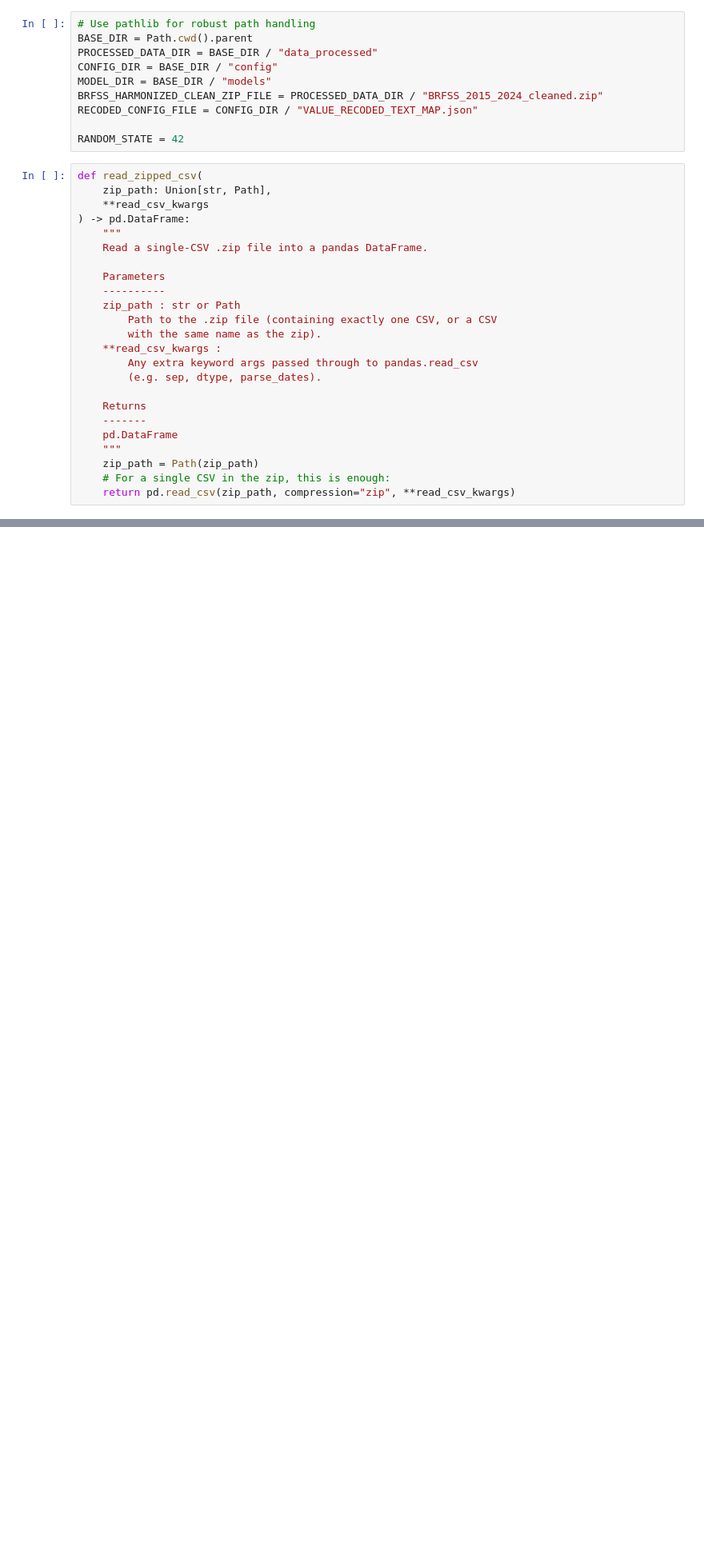
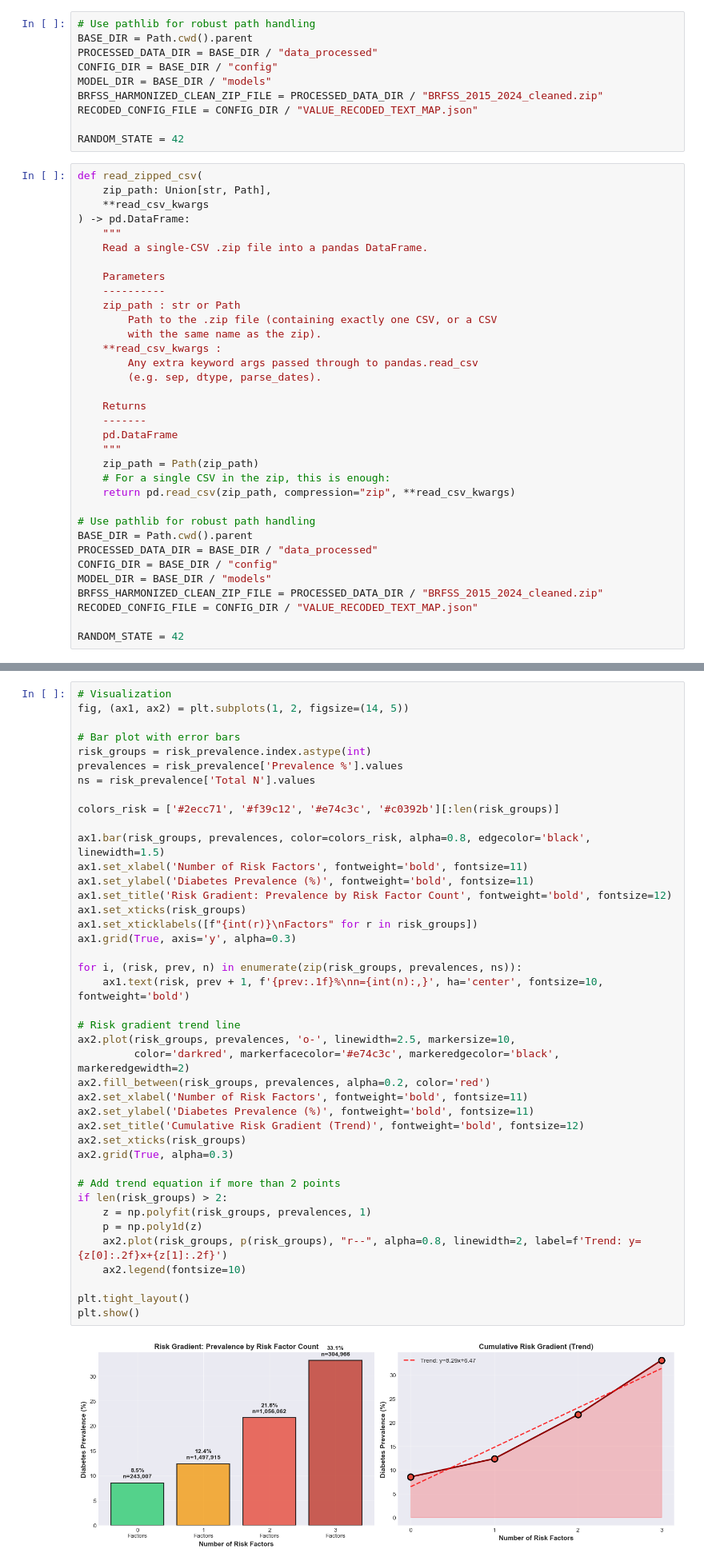
Before and after one commit to cmendonsa/brfss-diabetes-trends, a Jupyter notebook: analysis/RQ4_compounding_risk.ipynb, the cells around one changed output, grey strips where cells are left out. Shown at 80% size. Saved outputs shown, nothing was run; the diff lists cells and outputs as text; blank space fills up the shorter version.

```diff
--- a/analysis/RQ4_compounding_risk.ipynb
+++ b/analysis/RQ4_compounding_risk.ipynb
@@ -56,5 +64,15 @@ def read_zipped_csv(
     zip_path = Path(zip_path)
     # For a single CSV in the zip, this is enough:
     return pd.read_csv(zip_path, compression="zip", **read_csv_kwargs)
+
+# Use pathlib for robust path handling
+BASE_DIR = Path.cwd().parent
+PROCESSED_DATA_DIR = BASE_DIR / "data_processed"
+CONFIG_DIR = BASE_DIR / "config"
+MODEL_DIR = BASE_DIR / "models"
+BRFSS_HARMONIZED_CLEAN_ZIP_FILE = PROCESSED_DATA_DIR / "BRFSS_2015_2024_cleaned.zip"
+RECODED_CONFIG_FILE = CONFIG_DIR / "VALUE_RECODED_TEXT_MAP.json"
+
+RANDOM_STATE = 42
 # %%
 df_raw = read_zipped_csv(BRFSS_HARMONIZED_CLEAN_ZIP_FILE)
@@ -85,0 +127,43 @@ memory usage: 639.0 MB
+# %%
+# Visualization
+fig, (ax1, ax2) = plt.subplots(1, 2, figsize=(14, 5))
+
+# Bar plot with error bars
+risk_groups = risk_prevalence.index.astype(int)
+prevalences = risk_prevalence['Prevalence %'].values
+ns = risk_prevalence['Total N'].values
+
+colors_risk = ['#2ecc71', '#f39c12', '#e74c3c', '#c0392b'][:len(risk_groups)]
+
+ax1.bar(risk_groups, prevalences, color=colors_risk, alpha=0.8, edgecolor='black', linewidth=1.5)
+ax1.set_xlabel('Number of Risk Factors', fontweight='bold', fontsize=11)
+ax1.set_ylabel('Diabetes Prevalence (%)', fontweight='bold', fontsize=11)
+ax1.set_title('Risk Gradient: Prevalence by Risk Factor Count', fontweight='bold', fontsize=12)
+ax1.set_xticks(risk_groups)
+ax1.set_xticklabels([f"{int(r)}\nFactors" for r in risk_groups])
+ax1.grid(True, axis='y', alpha=0.3)
+
+for i, (risk, prev, n) in enumerate(zip(risk_groups, prevalences, ns)):
+    ax1.text(risk, prev + 1, f'{prev:.1f}%\nn={int(n):,}', ha='center', fontsize=10, fontweight='bold')
+
+# Risk gradient trend line
+ax2.plot(risk_groups, prevalences, 'o-', linewidth=2.5, markersize=10,
+         color='darkred', markerfacecolor='#e74c3c', markeredgecolor='black', markeredgewidth=2)
+ax2.fill_between(risk_groups, prevalences, alpha=0.2, color='red')
+ax2.set_xlabel('Number of Risk Factors', fontweight='bold', fontsize=11)
+ax2.set_ylabel('Diabetes Prevalence (%)', fontweight='bold', fontsize=11)
+ax2.set_title('Cumulative Risk Gradient (Trend)', fontweight='bold', fontsize=12)
+ax2.set_xticks(risk_groups)
+ax2.grid(True, alpha=0.3)
+
+# Add trend equation if more than 2 points
+if len(risk_groups) > 2:
+    z = np.polyfit(risk_groups, prevalences, 1)
+    p = np.poly1d(z)
+    ax2.plot(risk_groups, p(risk_groups), "r--", alpha=0.8, linewidth=2, label=f'Trend: y={z[0]:.2f}x+{z[1]:.2f}')
+    ax2.legend(fontsize=10)
+
+plt.tight_layout()
+plt.show()
+# %% [output]
+[figure, added]
```
Also changed, not shown: parts of 27 cells of this notebook.
